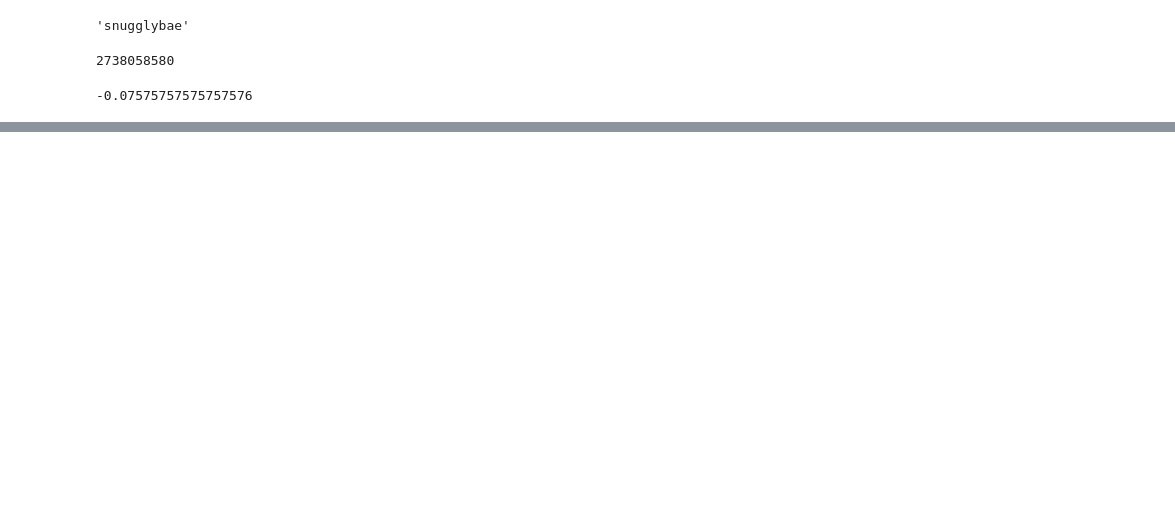
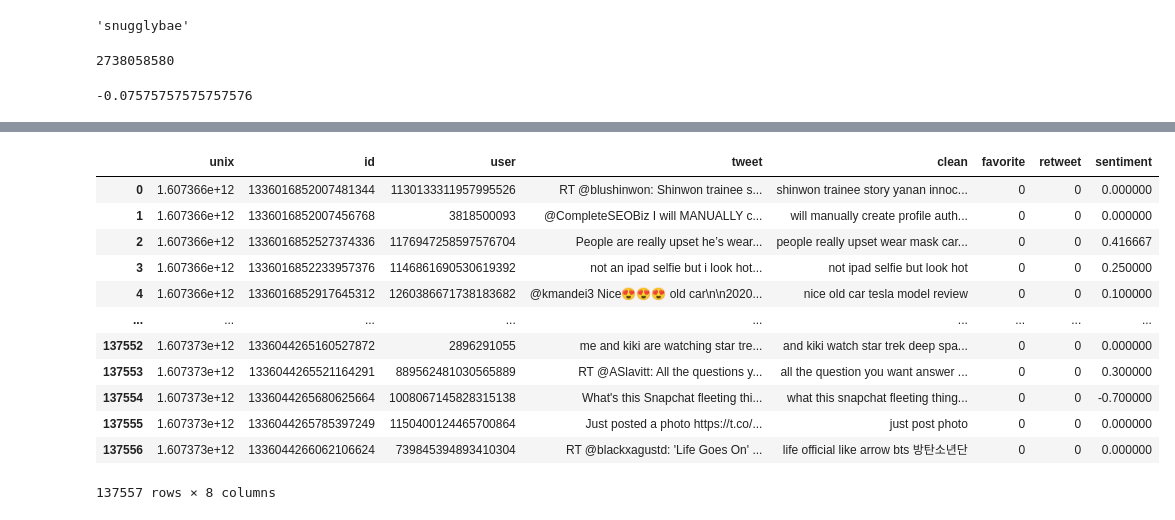
Before and after one commit to singsang2/capstone-twitter-analysis, a Jupyter notebook: Twitter_stream.ipynb, the cells around one changed output, grey strips where cells are left out. Drawn from its saved outputs; the diff is of its cells as text; code cells hidden in the pictures; blank space fills up the shorter version.

```diff
--- a/Twitter_stream.ipynb
+++ b/Twitter_stream.ipynb
@@ -252,0 +547,22 @@ a.sentiment.polarity
+# %%
+conn = sqlite3.connect('data/twitter_2.db')
+c = conn.cursor()
+
+df_2 = pd.read_sql("SELECT * FROM sentiment",
+                 conn)
+# %%
+df_2
+# %% [output]
+|  | unix | id | user | tweet | clean | favorite | retweet | sentiment |
+| 0 | 1.607366e+12 | 1336016852007481344 | 1130133311957995526 | RT @blushinwon: Shinwon trainee s... | shinwon trainee story yanan innoc... | 0 | 0 | 0.000000 |
+| 1 | 1.607366e+12 | 1336016852007456768 | 3818500093 | @CompleteSEOBiz I will MANUALLY c... | will manually create profile auth... | 0 | 0 | 0.000000 |
+| 2 | 1.607366e+12 | 1336016852527374336 | 1176947258597576704 | People are really upset he’s wear... | people really upset wear mask car... | 0 | 0 | 0.416667 |
+| 3 | 1.607366e+12 | 1336016852233957376 | 1146861690530619392 | not an ipad selfie but i look hot... | not ipad selfie but look hot | 0 | 0 | 0.250000 |
+| 4 | 1.607366e+12 | 1336016852917645312 | 1260386671738183682 | @kmandei3 Nice😍😍😍 old car\n\n2020... | nice old car tesla model review | 0 | 0 | 0.100000 |
+| ... | ... | ... | ... | ... | ... | ... | ... | ... |
+| 137552 | 1.607373e+12 | 1336044265160527872 | 2896291055 | me and kiki are watching star tre... | and kiki watch star trek deep spa... | 0 | 0 | 0.000000 |
+| 137553 | 1.607373e+12 | 1336044265521164291 | 889562481030565889 | RT @ASlavitt: All the questions y... | all the question you want answer ... | 0 | 0 | 0.300000 |
+| 137554 | 1.607373e+12 | 1336044265680625664 | 1008067145828315138 | What's this Snapchat fleeting thi... | what this snapchat fleeting thing... | 0 | 0 | -0.700000 |
+| 137555 | 1.607373e+12 | 1336044265785397249 | 1150400124465700864 | Just posted a photo https://t.co/... | just post photo | 0 | 0 | 0.000000 |
+| 137556 | 1.607373e+12 | 1336044266062106624 | 739845394893410304 | RT @blackxagustd: 'Life Goes On' ... | life official like arrow bts 방탄소년단 | 0 | 0 | 0.000000 |
+137557 rows × 8 columns
```
Also changed, not shown: parts of 74 cells of this notebook, 21 other files.
